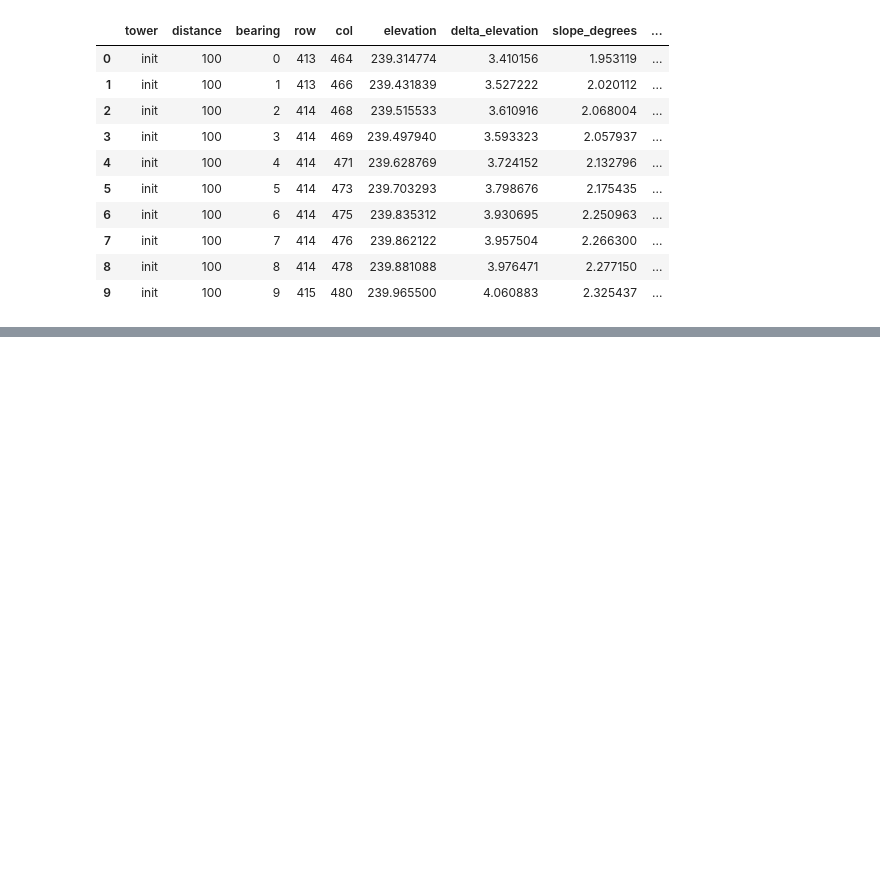
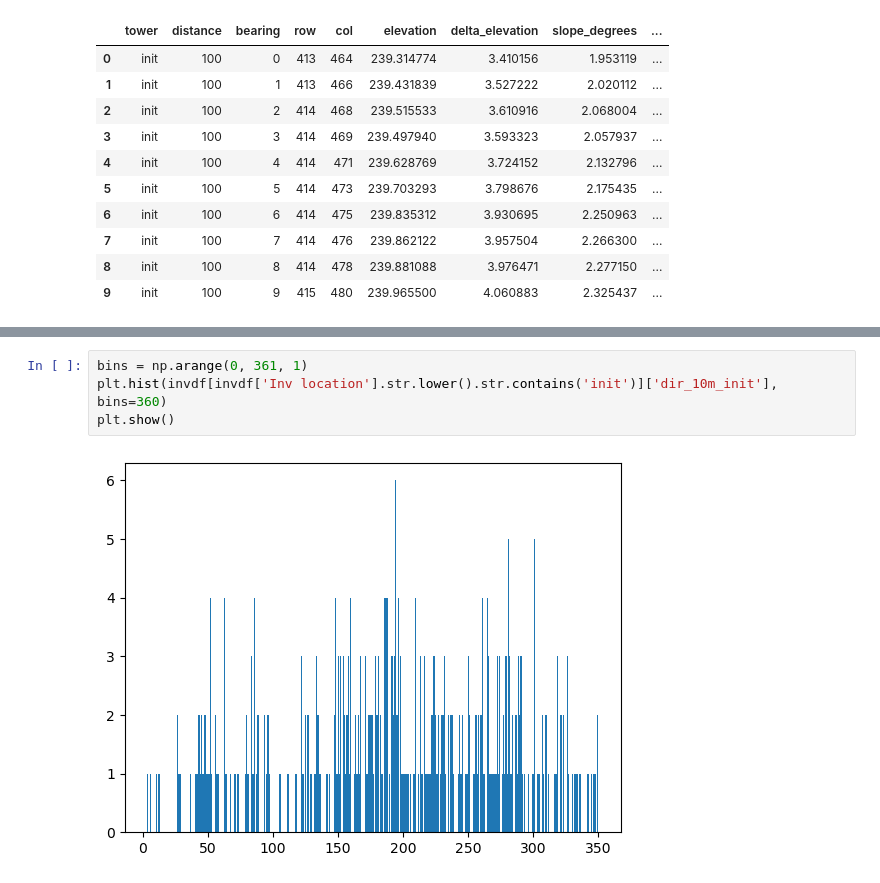
Before and after one commit to marositesUSC/SAVANT, a Jupyter notebook: topography.ipynb, the cells around one changed output, grey strips where cells are left out. Drawn from its saved outputs; the diff is of its cells as text; blank space fills up the shorter version.

```diff
--- a/topography.ipynb
+++ b/topography.ipynb
@@ -713,0 +805,6 @@ plt.hist()
+# %%
+bins = np.arange(0, 361, 1)
+plt.hist(invdf[invdf['Inv location'].str.lower().str.contains('init')]['dir_10m_init'], bins=360)
+plt.show()
+# %% [output]
+[figure, added]
```
Also changed, not shown: parts of 15 cells of this notebook, 1 other file.
